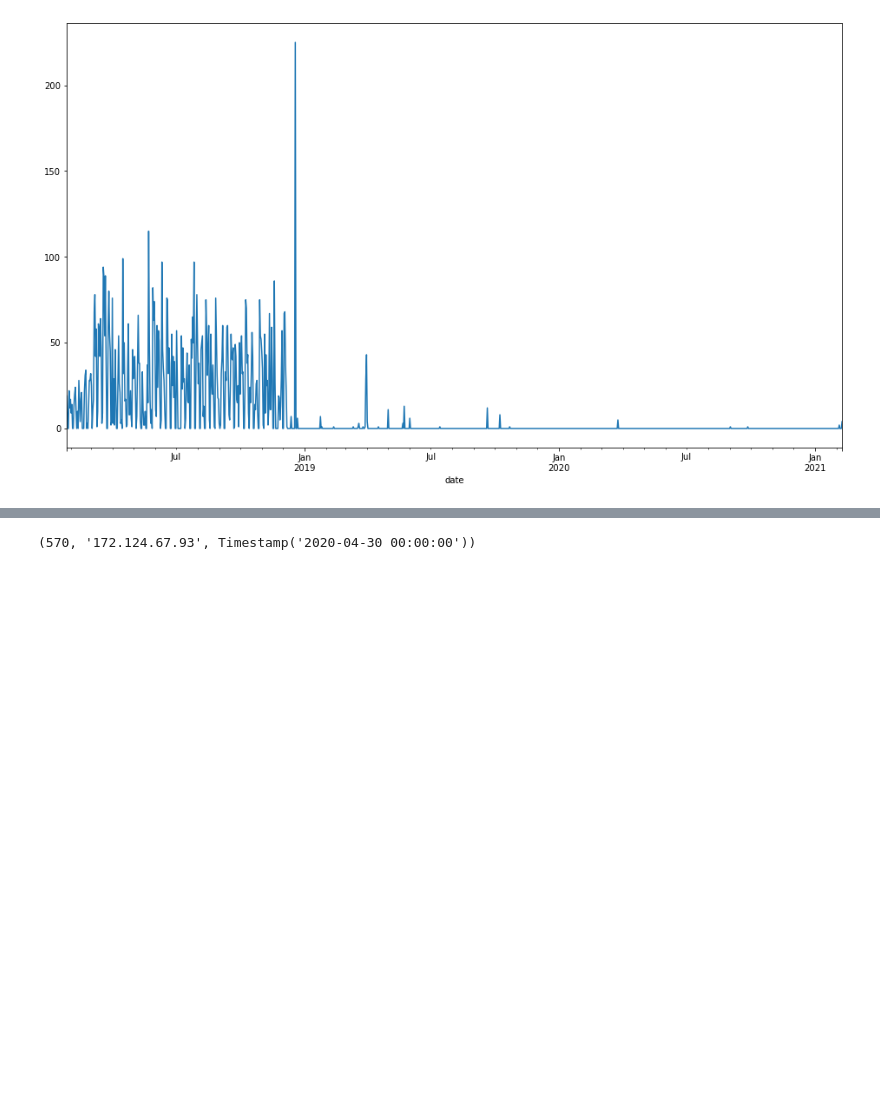
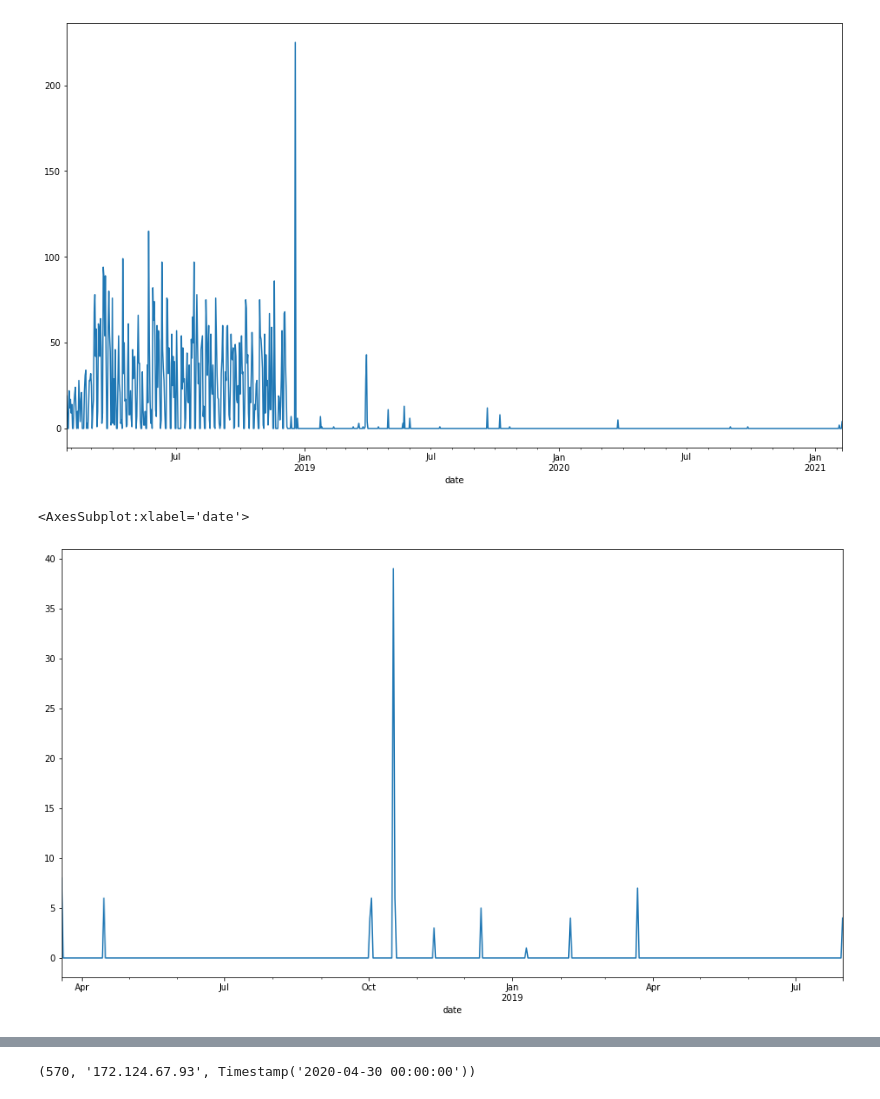
Before and after one commit to dashbringhurst/anomaly-detection-project, a Jupyter notebook: first_draft.ipynb, the cells around one changed output, grey strips where cells are left out. Drawn from its saved outputs; the diff is of its cells as text; code cells hidden in the pictures; blank space fills up the shorter version.

```diff
--- a/first_draft.ipynb
+++ b/first_draft.ipynb
@@ -133,2 +384,10 @@ df.cohort_id = df.cohort_id.astype(int)
 # %%
 df.date = pd.to_datetime(df.date)
+# %%
+df.created_at = pd.to_datetime(df.created_at)
+# %%
+df.updated_at = pd.to_datetime(df.updated_at)
+# %%
+df.start_date = pd.to_datetime(df.start_date)
+# %%
+df.end_date = pd.to_datetime(df.end_date)
@@ -139,3 +420,8 @@ df[df.cohort_id==1].path.resample('d').count().plot(figsize=[16,9])
 # %% [output]
 <AxesSubplot:xlabel='date'>
 [figure]
+# %%
+df[df.cohort_id==2].path.resample('d').count().plot(figsize=[16,9])
+# %% [output]
+<AxesSubplot:xlabel='date'>
+[figure, added]
```
Also changed, not shown: parts of 82 cells of this notebook.
